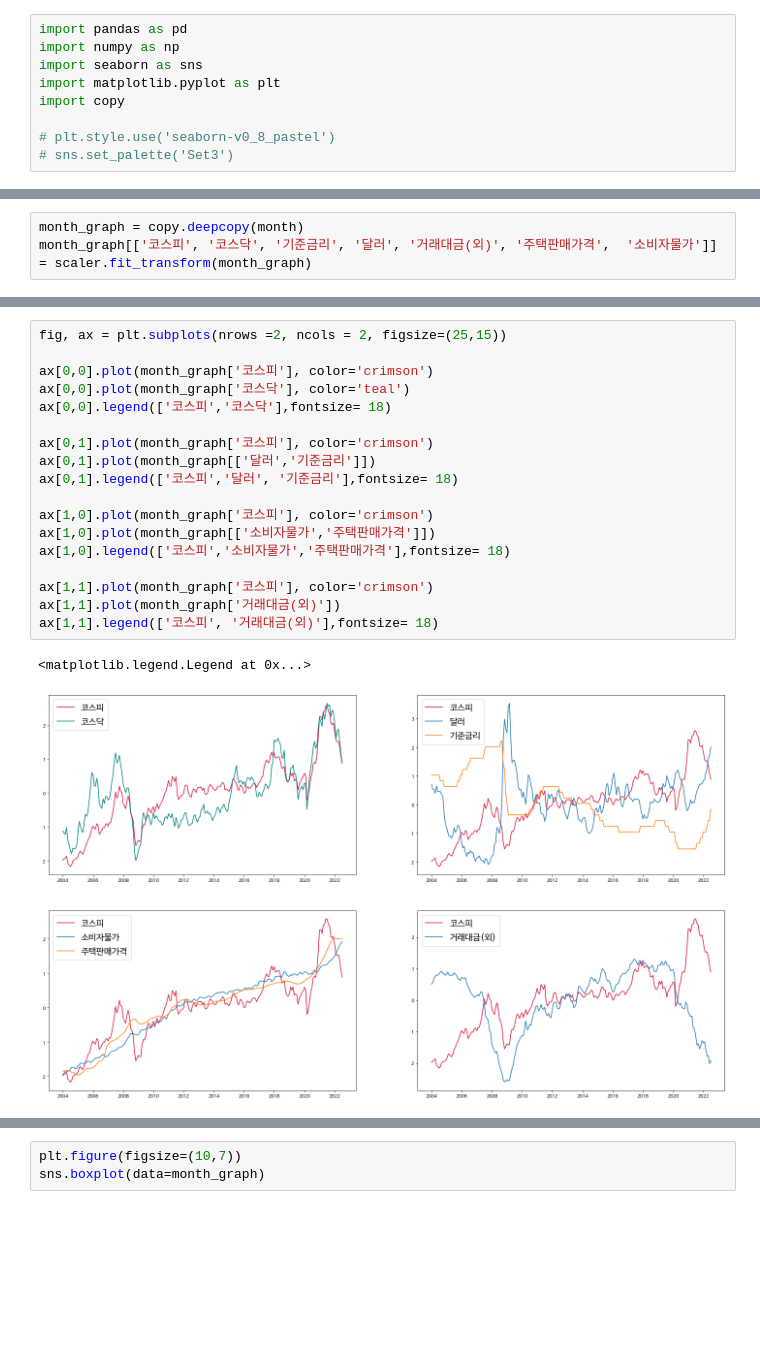
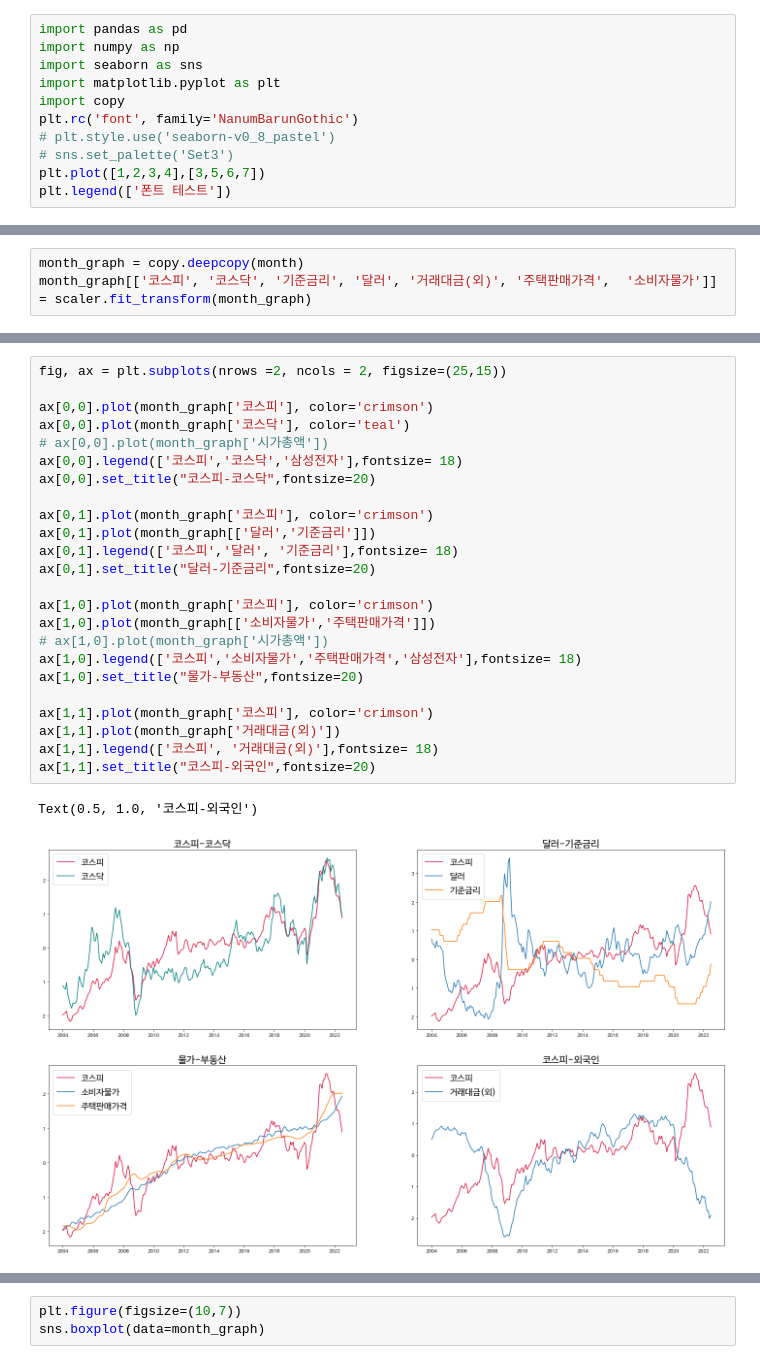
Before and after one commit to ev1025/CS_Project2, a Jupyter notebook: 프로젝트2.ipynb, the cells around one changed output, grey strips where cells are left out. Saved outputs shown, nothing was run; the diff lists cells and outputs as text; blank space fills up the shorter version.

```diff
--- a/프로젝트2.ipynb
+++ b/프로젝트2.ipynb
@@ -38,6 +38,8 @@ import numpy as np
 import seaborn as sns
 import matplotlib.pyplot as plt
 import copy
-
+plt.rc('font', family='NanumBarunGothic')
 # plt.style.use('seaborn-v0_8_pastel')
 # sns.set_palette('Set3')
+plt.plot([1,2,3,4],[3,5,6,7])
+plt.legend(['폰트 테스트'])
@@ -261,21 +296,27 @@ plt.legend(['코스피', '코스닥', '기준금리', '달러', '거래대금(
 # %%
 fig, ax = plt.subplots(nrows =2, ncols = 2, figsize=(25,15))
 
 ax[0,0].plot(month_graph['코스피'], color='crimson')
 ax[0,0].plot(month_graph['코스닥'], color='teal')
-ax[0,0].legend(['코스피','코스닥'],fontsize= 18)
+# ax[0,0].plot(month_graph['시가총액'])
+ax[0,0].legend(['코스피','코스닥','삼성전자'],fontsize= 18)
+ax[0,0].set_title("코스피-코스닥",fontsize=20)
 
 ax[0,1].plot(month_graph['코스피'], color='crimson')
 ax[0,1].plot(month_graph[['달러','기준금리']])
 ax[0,1].legend(['코스피','달러', '기준금리'],fontsize= 18)
+ax[0,1].set_title("달러-기준금리",fontsize=20)
 
 ax[1,0].plot(month_graph['코스피'], color='crimson')
 ax[1,0].plot(month_graph[['소비자물가','주택판매가격']])
-ax[1,0].legend(['코스피','소비자물가','주택판매가격'],fontsize= 18)
+# ax[1,0].plot(month_graph['시가총액'])
+ax[1,0].legend(['코스피','소비자물가','주택판매가격','삼성전자'],fontsize= 18)
+ax[1,0].set_title("물가-부동산",fontsize=20)
 
 ax[1,1].plot(month_graph['코스피'], color='crimson')
 ax[1,1].plot(month_graph['거래대금(외)'])
 ax[1,1].legend(['코스피', '거래대금(외)'],fontsize= 18)
+ax[1,1].set_title("코스피-외국인",fontsize=20)
 # %% [output]
-<matplotlib.legend.Legend at 0x...>
+Text(0.5, 1.0, '코스피-외국인')
-[figure, old version]
+[figure, new version]
```
Also changed, not shown: parts of 24 cells of this notebook.
